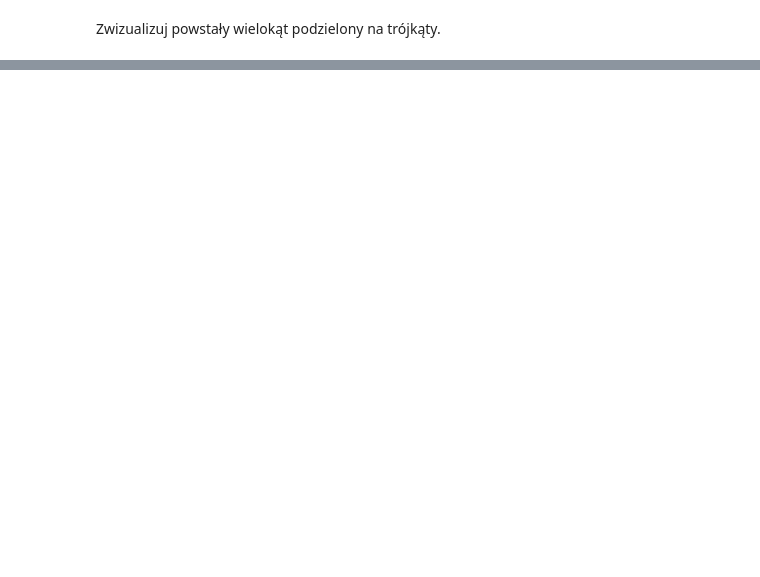
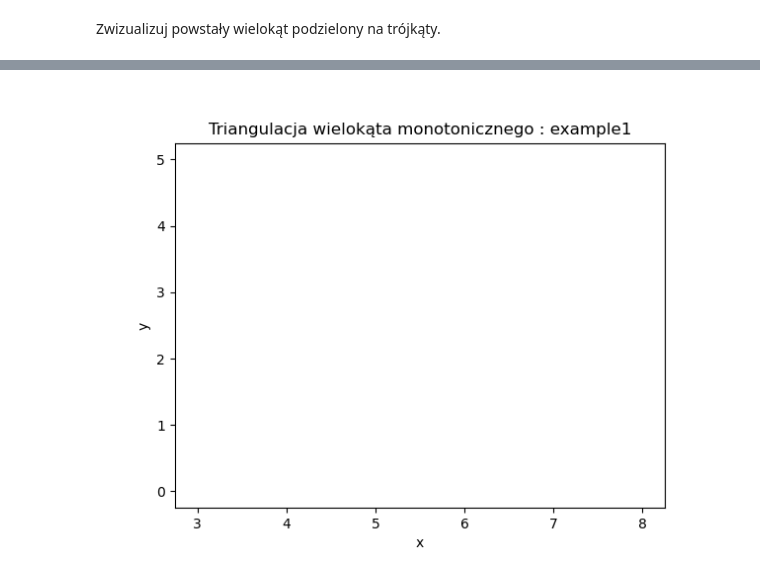
Before and after one commit to WGabrielCode/Geometric-Algorithms, a Jupyter notebook: labs/lab3/main.ipynb, the cells around one changed output, grey strips where cells are left out. Cells and saved outputs as stored; diff of their text form; code cells hidden in the pictures; blank space fills up the shorter version.

```diff
--- a/labs/lab3/main.ipynb
+++ b/labs/lab3/main.ipynb
@@ -175,0 +589,6 @@ draw_polygon_tri(polygon, [(polygon[x], polygon[y]) for (x, y) in tri])
+# %%
+title = "example1"
+vis , graph = draw_gif_tri( polygon , title )
+vis.show_gif( interval = 1000 )
+# %% [output]
+[figure, added]
```
Also changed, not shown: parts of 52 cells of this notebook, 32 other files.
